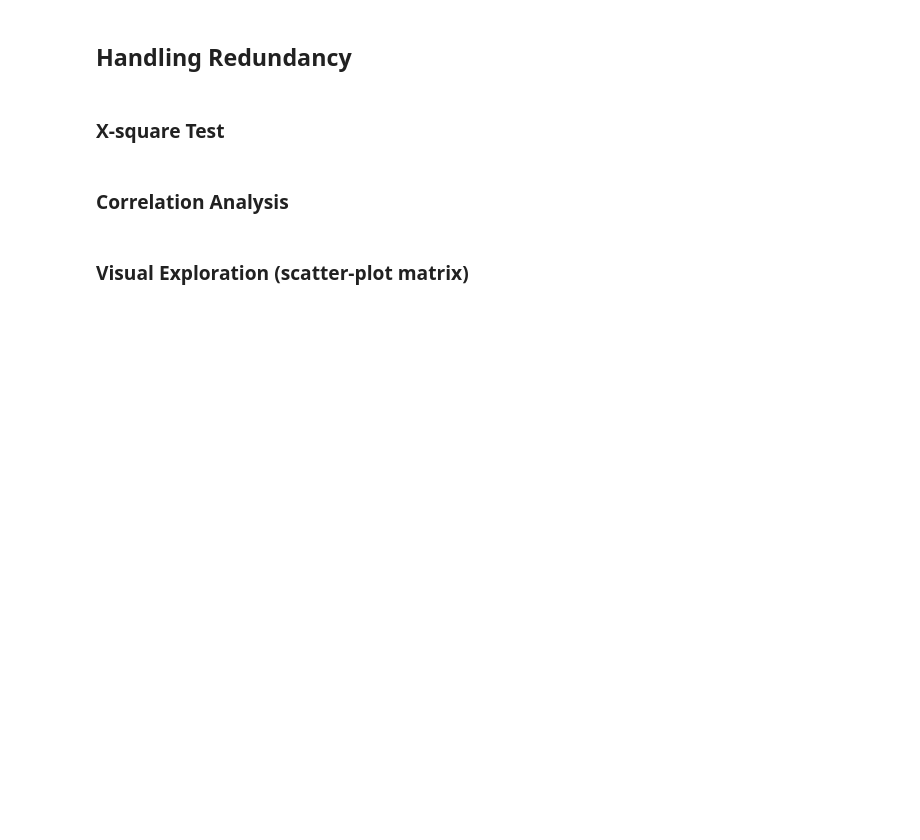
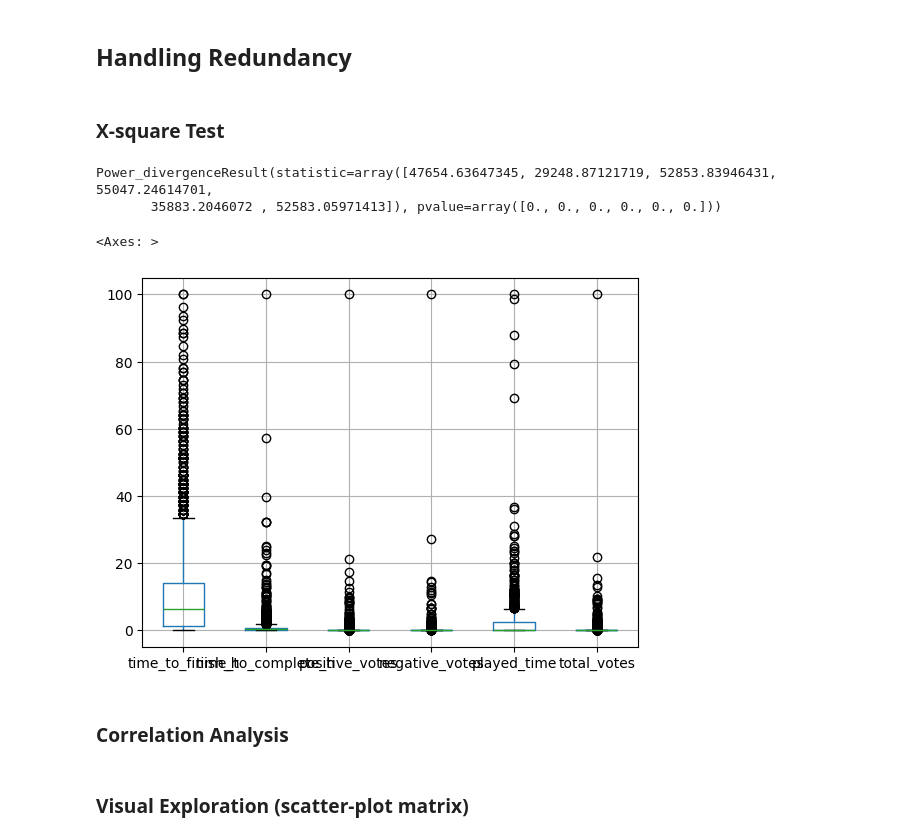
Before and after one commit to Sharpy796/CMPS4510_SteamGameAnalyzer, a Jupyter notebook: project_cluster_cmps451.ipynb, the cells around one changed output. Drawn from its saved outputs; the diff is of its cells as text; code cells hidden in the pictures; blank space fills up the shorter version.

Commit message:
playing around with chisquaretest scipy

```diff
--- a/project_cluster_cmps451.ipynb
+++ b/project_cluster_cmps451.ipynb
@@ -430,6 +429,17 @@ df_copy
 ## Handling Redundancy
 # %% [markdown]
 ### X-square Test
+# %%
+print(chisquare(df_copy_norm_minmax))
+#test_df = Z_Score_Outlier_Removal(df_copy_norm_minmax, 1.5)
+df_copy_norm_minmax.boxplot()
+
+#print(chisquare(test_df))
+# %% [output]
+Power_divergenceResult(statistic=array([47654.63647345, 29248.87121719, 52853.83946431, 55047.24614701,
+       35883.2046072 , 52583.05971413]), pvalue=array([0., 0., 0., 0., 0., 0.]))
+<Axes: >
+[figure, added]
 # %% [markdown]
 ### Correlation Analysis
 # %% [markdown]
```
Also changed, not shown: parts of 3 cells of this notebook.
